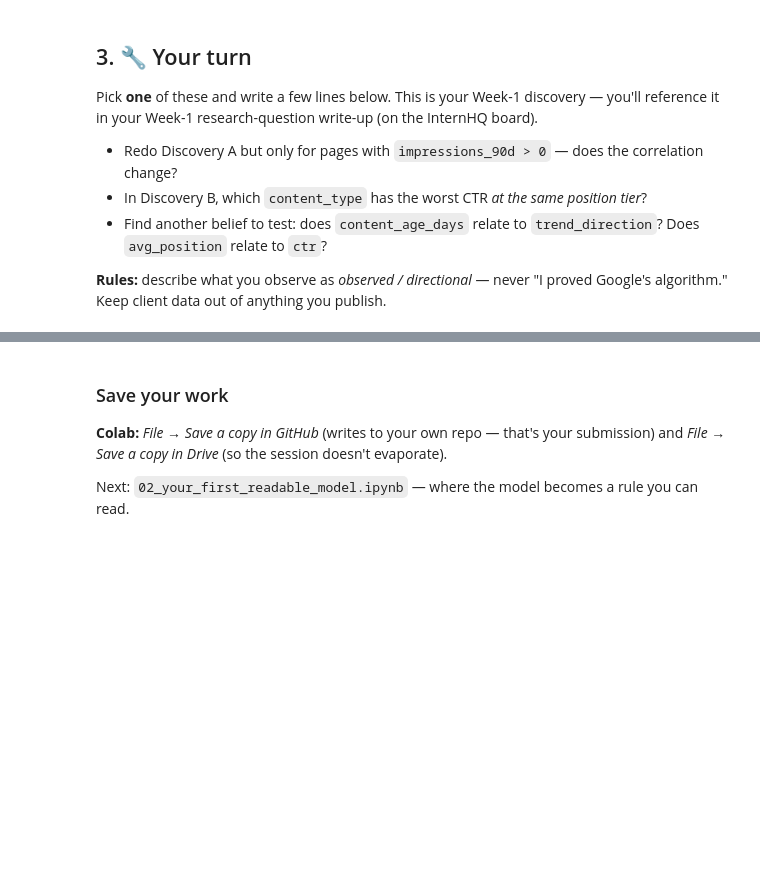
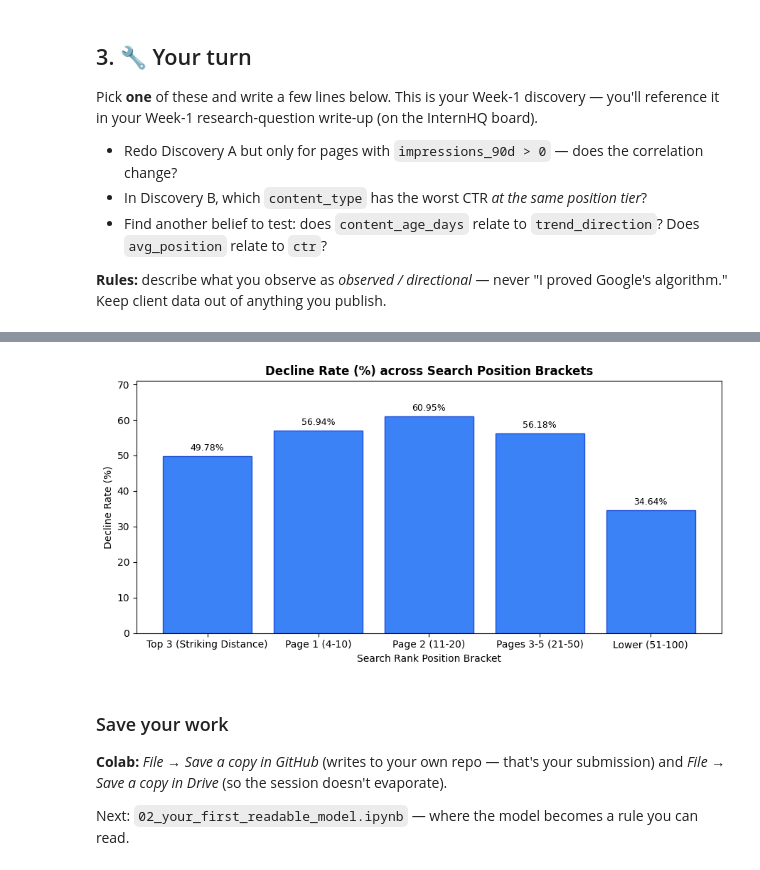
Before and after one commit to kabin-ux/fly-rank-ml-internship-starter, a Jupyter notebook: notebooks/01_first_look_and_discovery.ipynb, the cells around one changed output, grey strips where cells are left out. Drawn from its saved outputs; the diff is of its cells as text; code cells hidden in the pictures; blank space fills up the shorter version.

```diff
--- a/notebooks/01_first_look_and_discovery.ipynb
+++ b/notebooks/01_first_look_and_discovery.ipynb
@@ -98,4 +135,90 @@ Pick **one** of these and write a few lines below. This is your Week-1 discovery
 
 **Rules:** describe what you observe as *observed / directional* — never "I proved Google's algorithm." Keep client data out of anything you publish.
 # %%
-# Your discovery here
+import matplotlib.pyplot as plt
+import numpy as np
+import pandas as pd
+
+# 1. Load dataset
+df = pd.read_csv("data/raw/content_refresh_anonymized.csv")
+
+# Identify actual position & URL columns dynamically
+pos_col = next(
+    (c for c in ["position", "current_position", "avg_position"] if c in df.columns), None
+)
+url_col = next((c for c in ["url_id", "url", "page_id"] if c in df.columns), df.columns[0])
+
+if not pos_col:
+    raise ValueError(f"Position column not found. Available columns: {list(df.columns)}")
+
+# 2. Compute decline target & position brackets
+df["is_declining"] = df["trend_direction"] == "down"
+
+position_bins = [0, 3, 10, 20, 50, 100]
+position_labels = [
+    "Top 3 (Striking Distance)",
+    "Page 1 (4-10)",
+    "Page 2 (11-20)",
+    "Pages 3-5 (21-50)",
+    "Lower (51-100)",
+]
+df["position_bracket"] = pd.cut(
+    df[pos_col], bins=position_bins, labels=position_labels
+)
+
+# 3. Aggregate metrics
+discovery_summary = (
+    df.groupby("position_bracket", observed=False)
+    .agg(
+        total_pages=(url_col, "count"),
+        declining_pages=("is_declining", "sum"),
+        decline_rate=("is_declining", "mean"),
+    )
+    .reset_index()
+)
+
+discovery_summary["decline_rate_pct"] = (
+    discovery_summary["decline_rate"] * 100
+).round(2)
+
+print("=== Discovery Summary: Page Position vs. Decline Rate ===")
+print(
+    discovery_summary[
+        ["position_bracket", "total_pages", "declining_pages", "decline_rate_pct"]
+    ]
+)
+
+# 4. Visualization
+plt.figure(figsize=(9, 4.5))
+bars = plt.bar(
+    discovery_summary["position_bracket"],
+    discovery_summary["decline_rate_pct"],
+    color="#3b82f6",
+    edgecolor="#1d4ed8",
+)
+plt.title(
+    "Decline Rate (%) across Search Position Brackets",
+    fontsize=12,
+    fontweight="bold",
+)
+plt.xlabel("Search Rank Position Bracket")
+plt.ylabel("Decline Rate (%)")
+
+max_val = discovery_summary["decline_rate_pct"].max()
+plt.ylim(0, (max_val + 10) if not np.isnan(max_val) else 100)
+
+for bar in bars:
+    yval = bar.get_height()
+    if not np.isnan(yval):
+        plt.text(
+            bar.get_x() + bar.get_width() / 2,
+            yval + 1,
+            f"{yval}%",
+            ha="center",
+            va="bottom",
+            fontsize=9,
+        )
+
+plt.tight_layout()
+plt.show()
+# %% [output]
@@ -102,3 +232,4 @@ Pick **one** of these and write a few lines below. This is your Week-1 discovery
+[figure, added]
 # %% [markdown]
 ### Save your work
 **Colab:** *File → Save a copy in GitHub* (writes to your own repo — that's your submission) and *File → Save a copy in Drive* (so the session doesn't evaporate).
```
Also changed, not shown: parts of 7 cells of this notebook.
